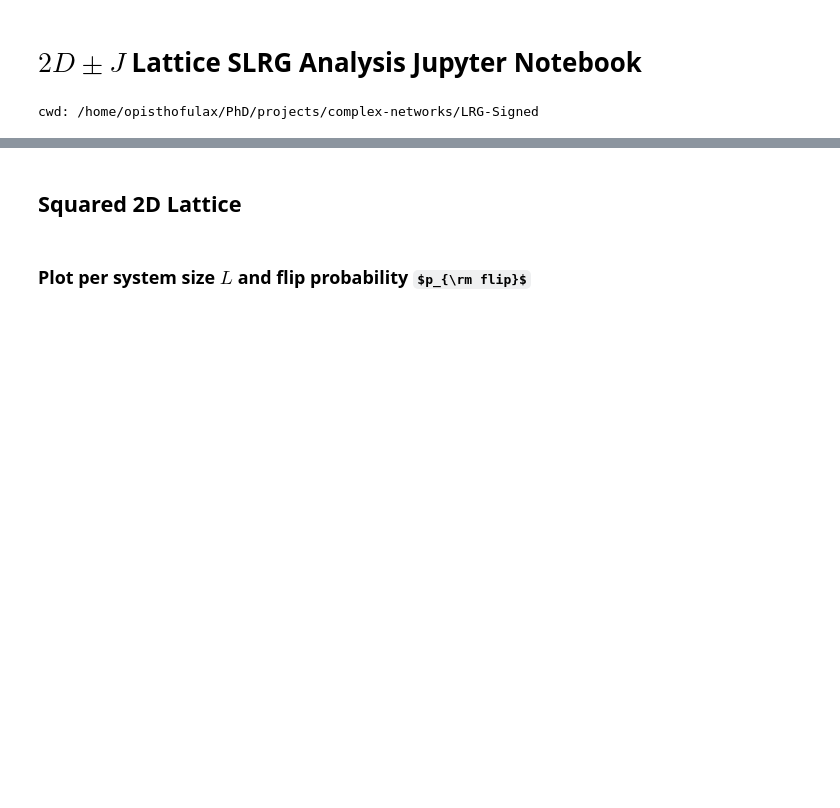
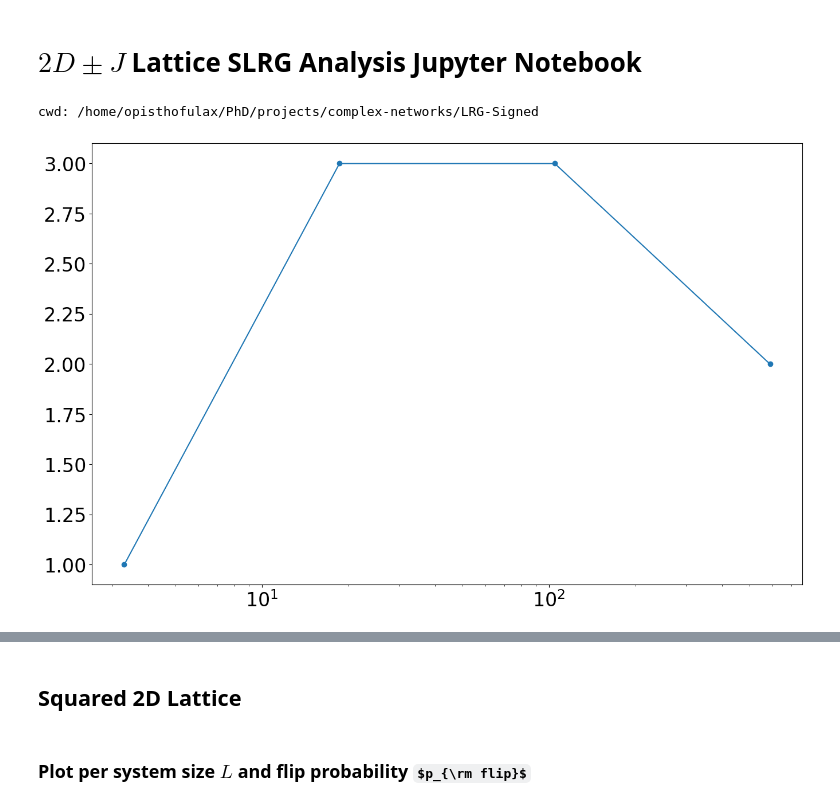
Before and after one commit to giulioiannelli/lrgsglib-public, a Jupyter notebook: notebooks/signed_lattice2d.ipynb, the cells around one changed output, grey strips where cells are left out. Saved outputs shown, nothing was run; the diff lists cells and outputs as text; code cells hidden in the pictures; some formulas as TeX source; blank space fills up the shorter version.

```diff
--- a/notebooks/signed_lattice2d.ipynb
+++ b/notebooks/signed_lattice2d.ipynb
@@ -10,6 +10,15 @@ if getcwd()[-len(ROOTF):] != ROOTF:
 print('cwd:', getcwd())
 #
 from src.LRGSG_package.LRGSG import *
+plt.rcParams.update({'font.size': 24})
+plt.rcParams.update({'figure.figsize': (16, 10)})
 # plt.style.use("notebooks/nb_plotsheet.mplstyle")
 # %% [output]
 cwd: /home/opisthofulax/PhD/projects/complex-networks/LRG-Signed
+# %%
+taumax = np.fromfile("data/l2d_squared/N=2500_navg=5/tau_max_p=0.098.bin")
+bin_centers, hist, bw = log_binning(taumax, 5)
+plt.plot(bin_centers, hist,  'o-')
+plt.xscale('log')
+# %% [output]
+[figure, added]
```
Also changed, not shown: parts of 6 cells of this notebook, 3 other files.
